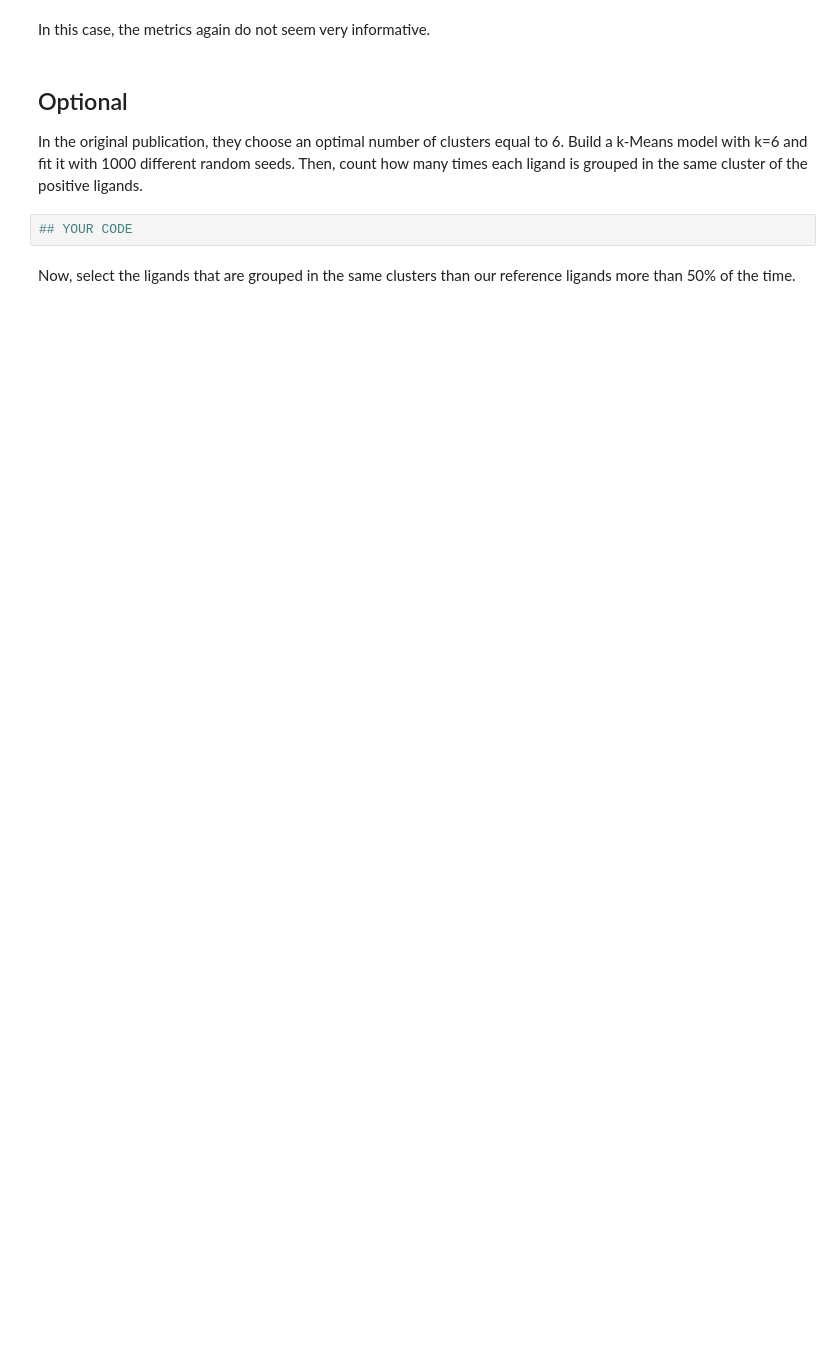
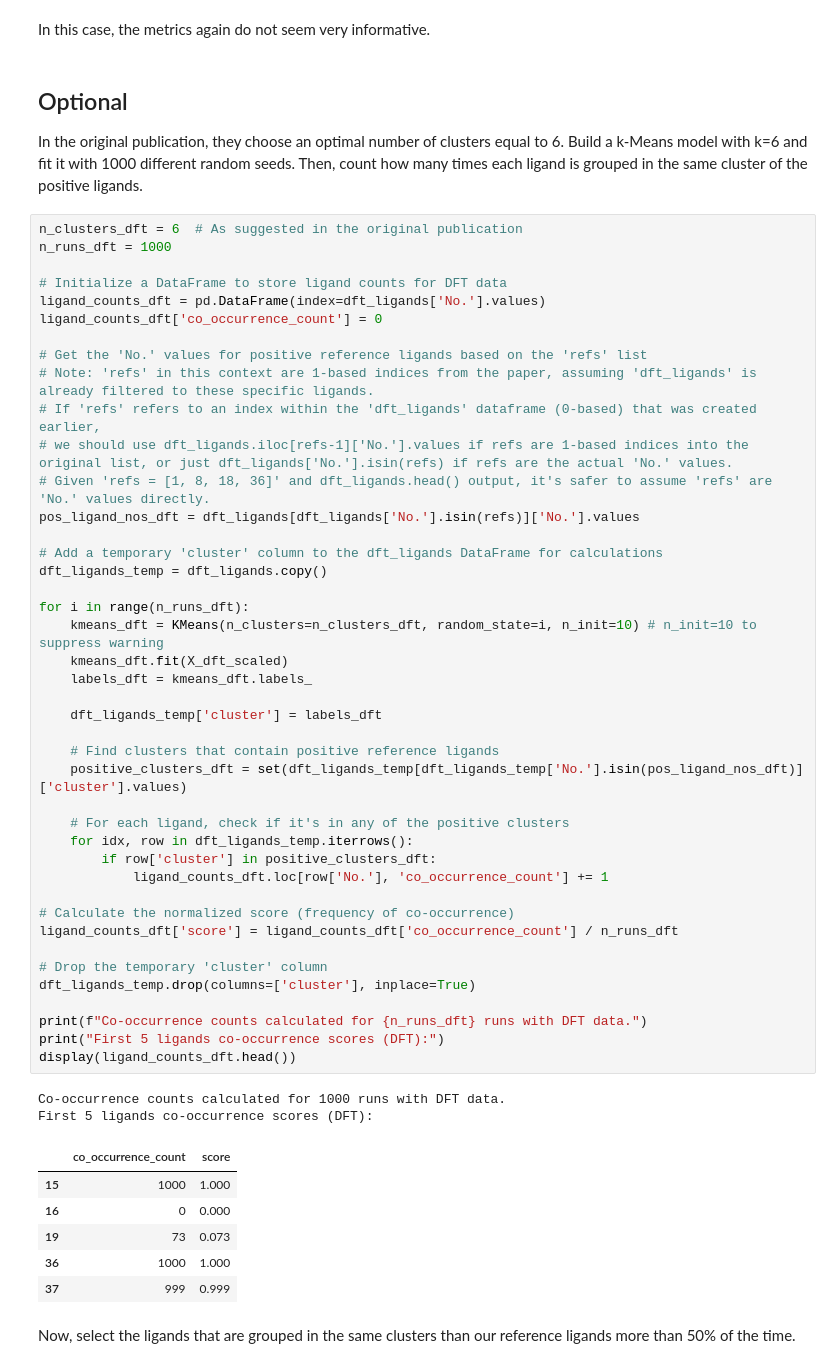
Before and after one commit to catastropiyush/ai4chem_course, a Jupyter notebook: notebooks/04 - Unsupervised Learning/palladium_dimers_discovery.ipynb, the cells around one changed output. Saved outputs shown, nothing was run; the diff lists cells and outputs as text; blank space fills up the shorter version.

```diff
--- a/notebooks/04 - Unsupervised Learning/palladium_dimers_discovery.ipynb
+++ b/notebooks/04 - Unsupervised Learning/palladium_dimers_discovery.ipynb
@@ -348,7 +409,56 @@ In this case, the metrics again do not seem very informative.
 ## Optional
 
 In the original publication, they choose an optimal number of clusters equal to 6. Build a k-Means model with k=6 and fit it with 1000 different random seeds. Then, count how many times each ligand is grouped in the same cluster of the positive ligands.
-# %%
-## YOUR CODE
+# %%
+n_clusters_dft = 6  # As suggested in the original publication
+n_runs_dft = 1000
+
+# Initialize a DataFrame to store ligand counts for DFT data
+ligand_counts_dft = pd.DataFrame(index=dft_ligands['No.'].values)
+ligand_counts_dft['co_occurrence_count'] = 0
+
+# Get the 'No.' values for positive reference ligands based on the 'refs' list
+# Note: 'refs' in this context are 1-based indices from the paper, assuming 'dft_ligands' is already filtered to these specific ligands.
+# If 'refs' refers to an index within the 'dft_ligands' dataframe (0-based) that was created earlier,
+# we should use dft_ligands.iloc[refs-1]['No.'].values if refs are 1-based indices into the original list, or just dft_ligands['No.'].isin(refs) if refs are the actual 'No.' values.
+# Given 'refs = [1, 8, 18, 36]' and dft_ligands.head() output, it's safer to assume 'refs' are 'No.' values directly.
+pos_ligand_nos_dft = dft_ligands[dft_ligands['No.'].isin(refs)]['No.'].values
+
+# Add a temporary 'cluster' column to the dft_ligands DataFrame for calculations
+dft_ligands_temp = dft_ligands.copy()
+
+for i in range(n_runs_dft):
+    kmeans_dft = KMeans(n_clusters=n_clusters_dft, random_state=i, n_init=10) # n_init=10 to suppress warning
+    kmeans_dft.fit(X_dft_scaled)
+    labels_dft = kmeans_dft.labels_
+
+    dft_ligands_temp['cluster'] = labels_dft
+
+    # Find clusters that contain positive reference ligands
+    positive_clusters_dft = set(dft_ligands_temp[dft_ligands_temp['No.'].isin(pos_ligand_nos_dft)]['cluster'].values)
+
+    # For each ligand, check if it's in any of the positive clusters
+    for idx, row in dft_ligands_temp.iterrows():
+        if row['cluster'] in positive_clusters_dft:
+            ligand_counts_dft.loc[row['No.'], 'co_occurrence_count'] += 1
+
+# Calculate the normalized score (frequency of co-occurrence)
+ligand_counts_dft['score'] = ligand_counts_dft['co_occurrence_count'] / n_runs_dft
+
+# Drop the temporary 'cluster' column
+dft_ligands_temp.drop(columns=['cluster'], inplace=True)
+
+print(f"Co-occurrence counts calculated for {n_runs_dft} runs with DFT data.")
+print("First 5 ligands co-occurrence scores (DFT):")
+display(ligand_counts_dft.head())
+# %% [output]
+Co-occurrence counts calculated for 1000 runs with DFT data.
+First 5 ligands co-occurrence scores (DFT):
+|  | co_occurrence_count | score |
+| 15 | 1000 | 1.000 |
+| 16 | 0 | 0.000 |
+| 19 | 73 | 0.073 |
+| 36 | 1000 | 1.000 |
+| 37 | 999 | 0.999 |
 # %% [markdown]
 Now, select the ligands that are grouped in the same clusters than our reference ligands more than 50% of the time.
```
Also changed, not shown: parts of 21 cells of this notebook.
